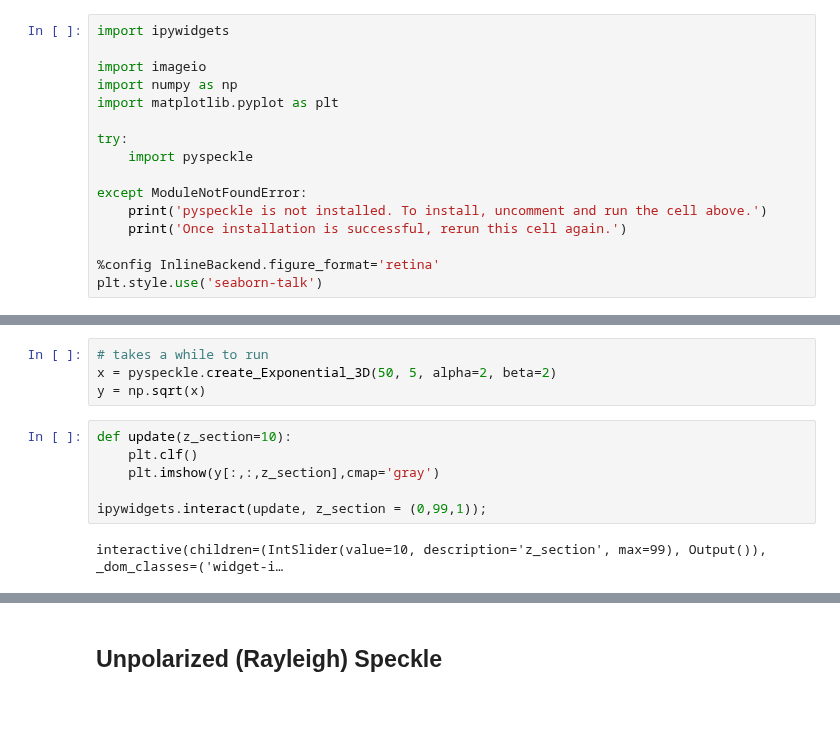
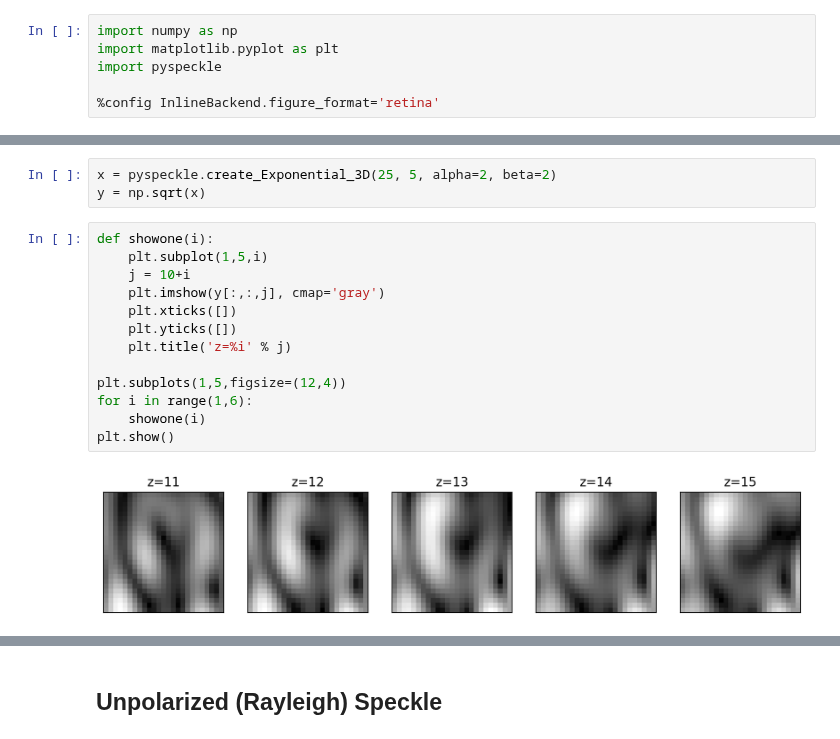
Before and after one commit to scottprahl/pyspeckle, a Jupyter notebook: docs/2-Three-Dim-Speckle.ipynb, the cells around one changed output, grey strips where cells are left out. Saved outputs shown, nothing was run; the diff lists cells and outputs as text; blank space fills up the shorter version.

```diff
--- a/docs/2-Three-Dim-Speckle.ipynb
+++ b/docs/2-Three-Dim-Speckle.ipynb
@@ -15,18 +12,8 @@ If pyspeckle is not installed, uncomment the following cell (i.e., delete the in
 # %%
-import ipywidgets
-
-import imageio
 import numpy as np
 import matplotlib.pyplot as plt
-
-try:
-    import pyspeckle
-
-except ModuleNotFoundError:
-    print('pyspeckle is not installed. To install, uncomment and run the cell above.')
-    print('Once installation is successful, rerun this cell again.')
+import pyspeckle
 
 %config InlineBackend.figure_format='retina'
-plt.style.use('seaborn-talk')
 # %% [markdown]
 ## Create simple 3D speckle image
@@ -33,13 +35,19 @@ plt.style.use('seaborn-talk')
 # %%
-# takes a while to run
-x = pyspeckle.create_Exponential_3D(50, 5, alpha=2, beta=2)
+x = pyspeckle.create_Exponential_3D(25, 5, alpha=2, beta=2)
 y = np.sqrt(x)
-# %%
-def update(z_section=10):
-    plt.clf()
-    plt.imshow(y[:,:,z_section],cmap='gray')
-
-ipywidgets.interact(update, z_section = (0,99,1));
-# %% [output]
-interactive(children=(IntSlider(value=10, description='z_section', max=99), Output()), _dom_classes=('widget-i…
+# %%
+def showone(i):
+    plt.subplot(1,5,i)
+    j = 10+i
+    plt.imshow(y[:,:,j], cmap='gray')
+    plt.xticks([])
+    plt.yticks([])
+    plt.title('z=%i' % j)
+
+plt.subplots(1,5,figsize=(12,4))
+for i in range(1,6):
+    showone(i)
+plt.show()
+# %% [output]
+[figure, added]
 # %%
```
Also changed, not shown: parts of 6 cells of this notebook, 7 other files.
